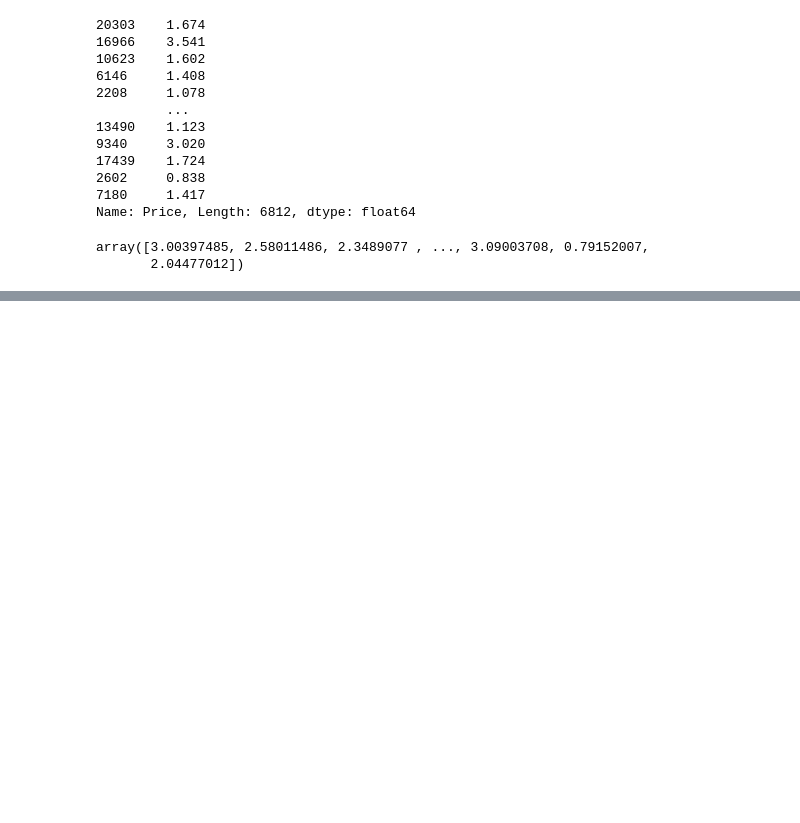
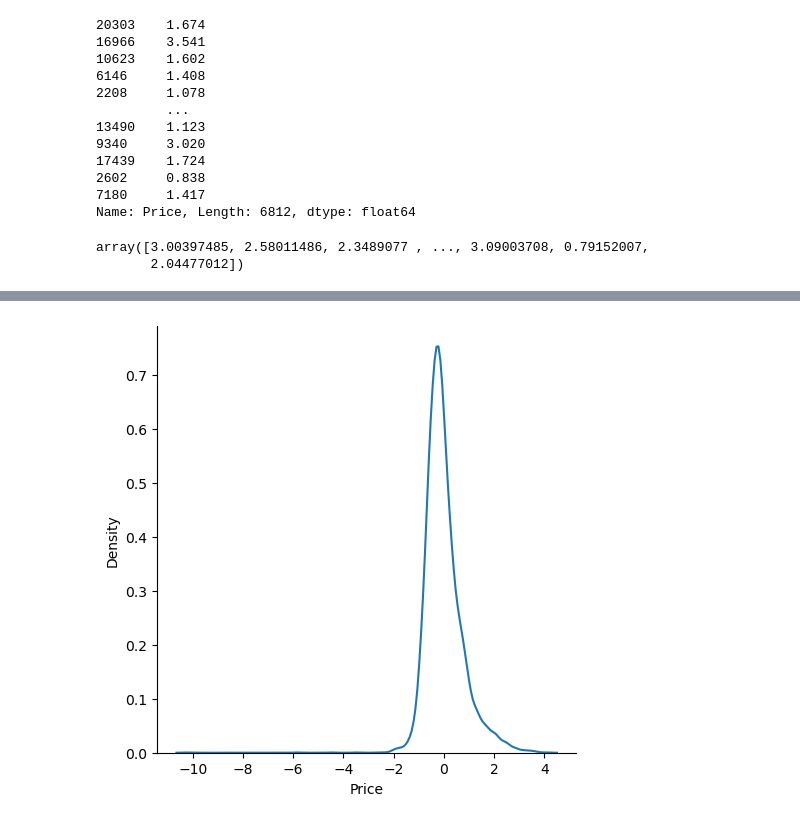
Before and after one commit to nsn-mah6/multiple_linear_regression, a Jupyter notebook: multiple_linear_regression.ipynb, the cells around one changed output, grey strips where cells are left out. Saved outputs shown, nothing was run; the diff lists cells and outputs as text; code cells hidden in the pictures; blank space fills up the shorter version.

```diff
--- a/multiple_linear_regression.ipynb
+++ b/multiple_linear_regression.ipynb
@@ -291,0 +343,5 @@ array([3.00397485, 2.58011486, 2.3489077 , ..., 3.09003708, 0.79152007,
+# %%
+sns.displot(residuals,kind="kde")
+plt.show()
+# %% [output]
+[figure, added]
```
Also changed, not shown: parts of 9 cells of this notebook.
